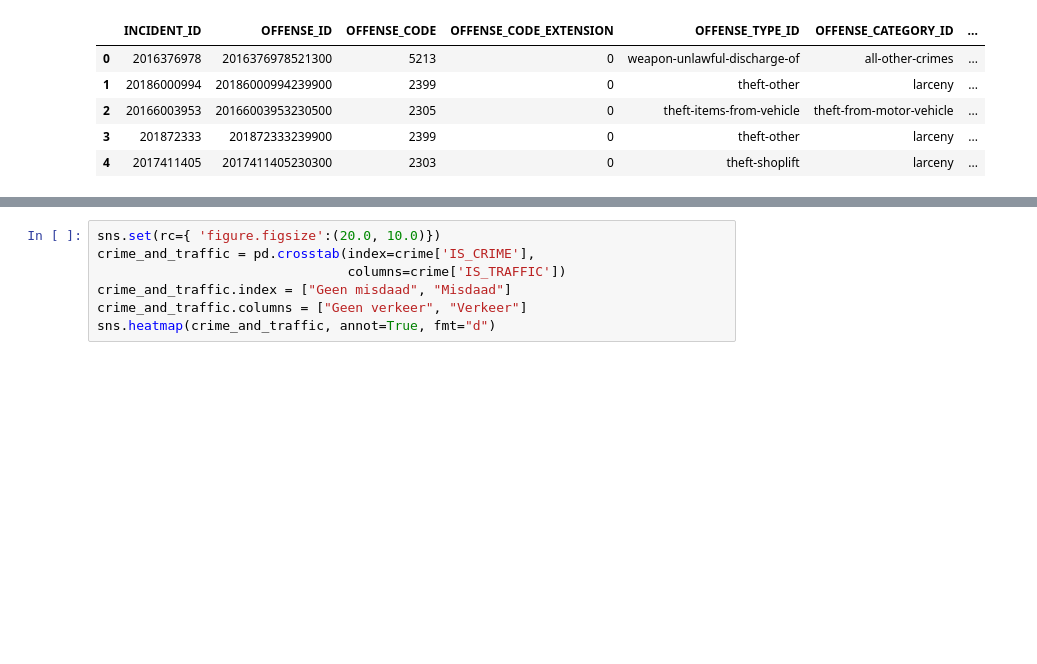
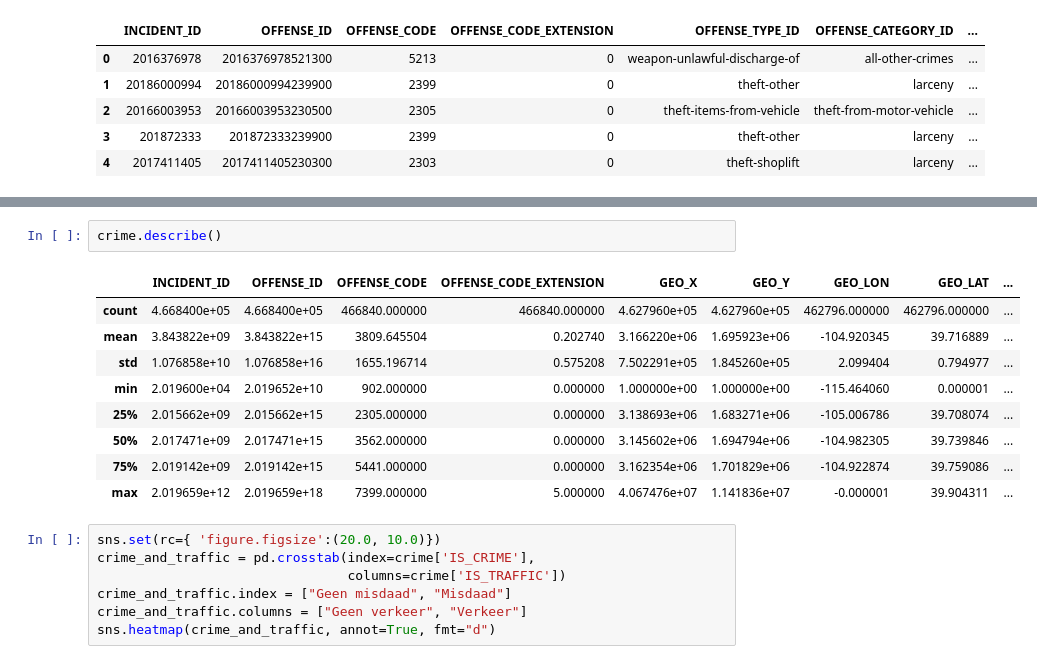
Before and after one commit to S1068835/Misdaad-Denver, a Jupyter notebook: Misdaad_Denver.ipynb, the cells around one changed output, grey strips where cells are left out. Saved outputs shown, nothing was run; the diff lists cells and outputs as text; blank space fills up the shorter version.

```diff
--- a/Misdaad_Denver.ipynb
+++ b/Misdaad_Denver.ipynb
@@ -114,3 +142,15 @@ crime.head()
+# %%
+crime.describe()
+# %% [output]
+|  | INCIDENT_ID | OFFENSE_ID | OFFENSE_CODE | OFFENSE_CODE_EXTENSION | GEO_X | GEO_Y | GEO_LON | GEO_LAT | ... |
+| count | 4.668400e+05 | 4.668400e+05 | 466840.000000 | 466840.000000 | 4.627960e+05 | 4.627960e+05 | 462796.000000 | 462796.000000 | ... |
+| mean | 3.843822e+09 | 3.843822e+15 | 3809.645504 | 0.202740 | 3.166220e+06 | 1.695923e+06 | -104.920345 | 39.716889 | ... |
+| std | 1.076858e+10 | 1.076858e+16 | 1655.196714 | 0.575208 | 7.502291e+05 | 1.845260e+05 | 2.099404 | 0.794977 | ... |
+| min | 2.019600e+04 | 2.019652e+10 | 902.000000 | 0.000000 | 1.000000e+00 | 1.000000e+00 | -115.464060 | 0.000001 | ... |
+| 25% | 2.015662e+09 | 2.015662e+15 | 2305.000000 | 0.000000 | 3.138693e+06 | 1.683271e+06 | -105.006786 | 39.708074 | ... |
+| 50% | 2.017471e+09 | 2.017471e+15 | 3562.000000 | 0.000000 | 3.145602e+06 | 1.694794e+06 | -104.982305 | 39.739846 | ... |
+| 75% | 2.019142e+09 | 2.019142e+15 | 5441.000000 | 0.000000 | 3.162354e+06 | 1.701829e+06 | -104.922874 | 39.759086 | ... |
+| max | 2.019659e+12 | 2.019659e+18 | 7399.000000 | 5.000000 | 4.067476e+07 | 1.141836e+07 | -0.000001 | 39.904311 | ... |
 # %%
 sns.set(rc={ 'figure.figsize':(20.0, 10.0)})
 crime_and_traffic = pd.crosstab(index=crime['IS_CRIME'],
```
Also changed, not shown: parts of 9 cells of this notebook.
